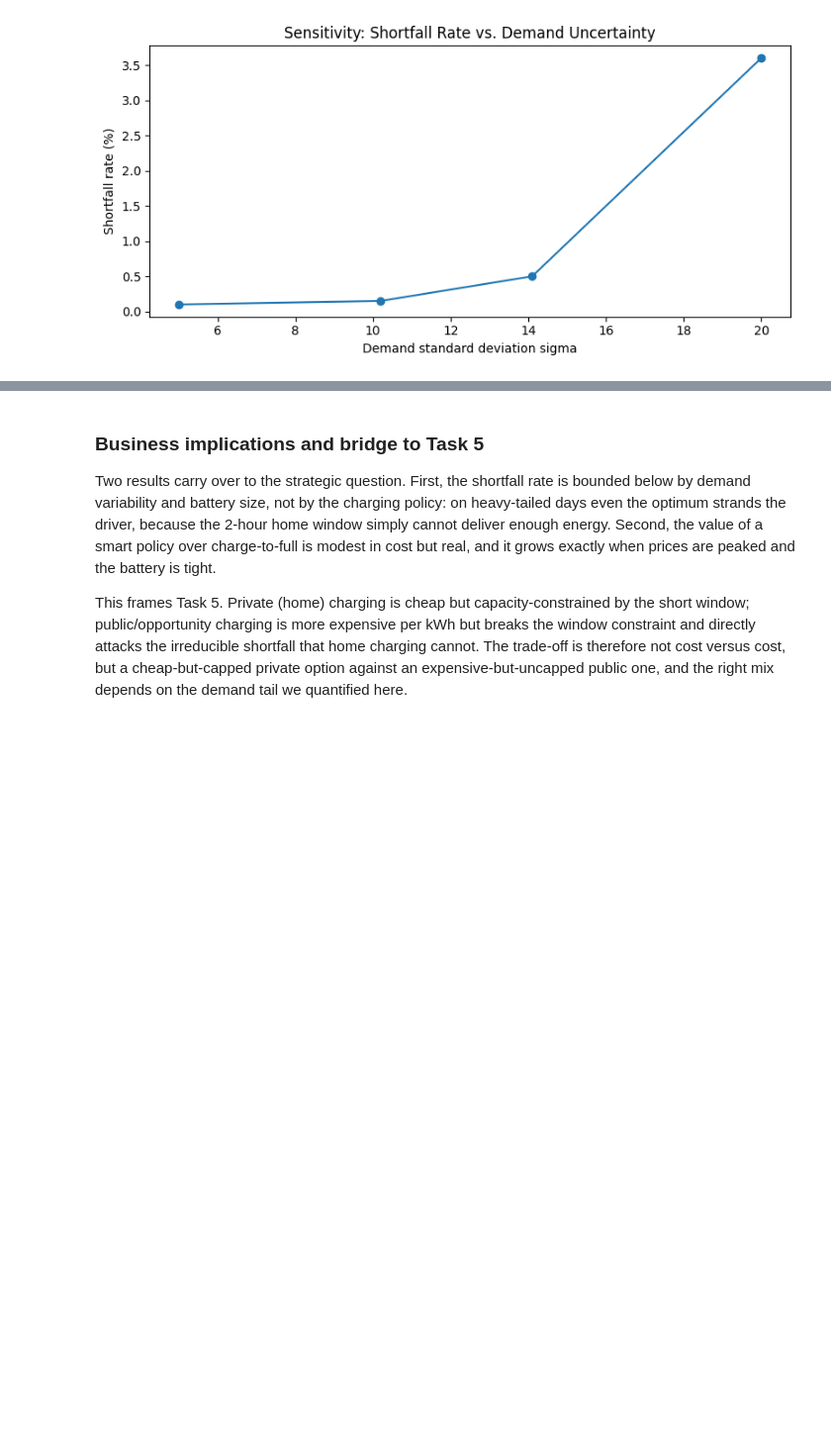
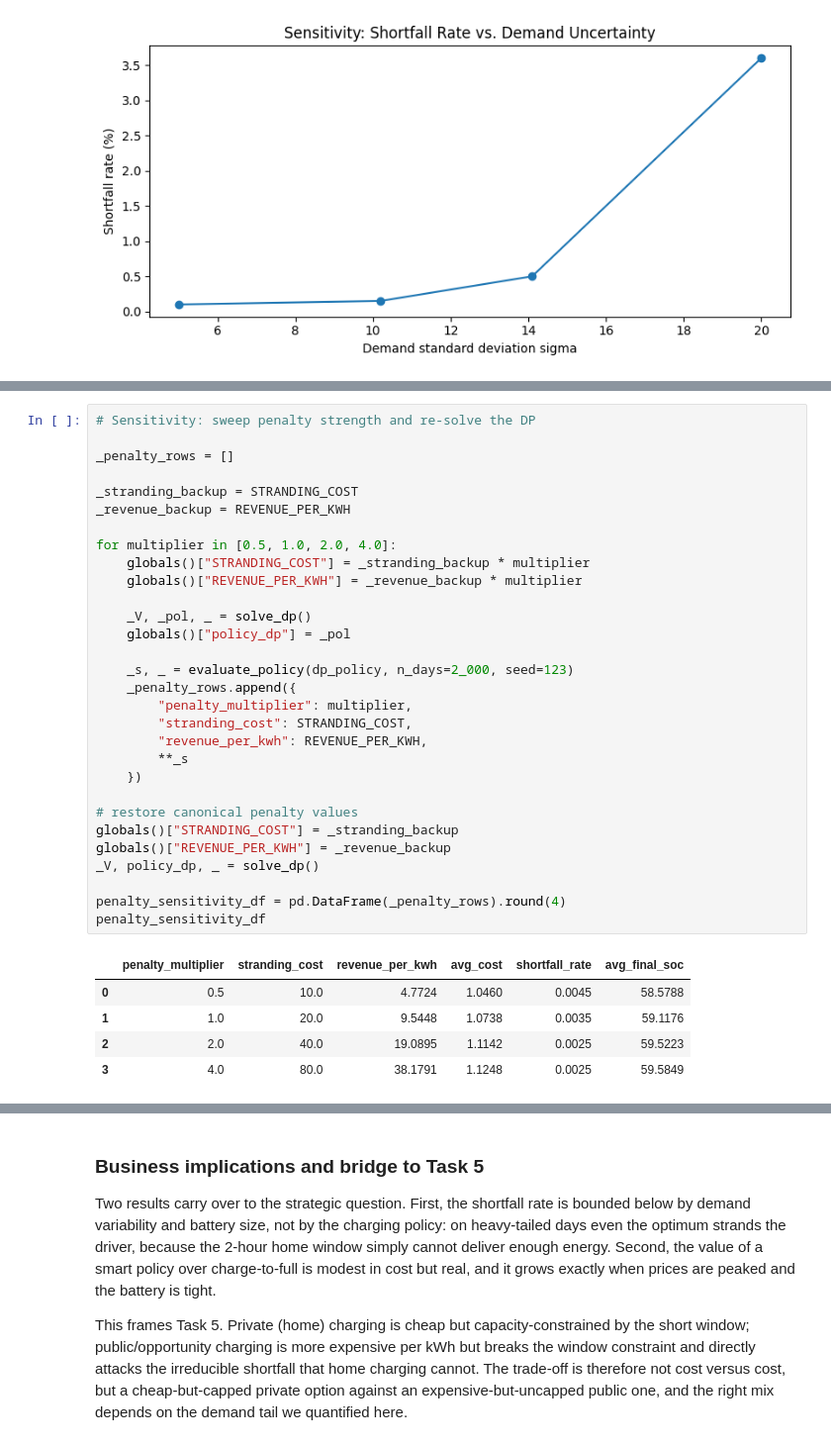
Before and after one commit to mariusmeurer/AAA-assignment, a Jupyter notebook: personal_marius/task4_reworked2.ipynb, the cells around one changed output, grey strips where cells are left out. Shown at 99% size. Cells and saved outputs as stored; diff of their text form; blank space fills up the shorter version.

```diff
--- a/personal_marius/task4_reworked2.ipynb
+++ b/personal_marius/task4_reworked2.ipynb
@@ -819,0 +824,36 @@ plt.show()
+# %%
+# Sensitivity: sweep penalty strength and re-solve the DP
+
+_penalty_rows = []
+
+_stranding_backup = STRANDING_COST
+_revenue_backup = REVENUE_PER_KWH
+
+for multiplier in [0.5, 1.0, 2.0, 4.0]:
+    globals()["STRANDING_COST"] = _stranding_backup * multiplier
+    globals()["REVENUE_PER_KWH"] = _revenue_backup * multiplier
+
+    _V, _pol, _ = solve_dp()
+    globals()["policy_dp"] = _pol
+
+    _s, _ = evaluate_policy(dp_policy, n_days=2_000, seed=123)
+    _penalty_rows.append({
+        "penalty_multiplier": multiplier,
+        "stranding_cost": STRANDING_COST,
+        "revenue_per_kwh": REVENUE_PER_KWH,
+        **_s
+    })
+
+# restore canonical penalty values
+globals()["STRANDING_COST"] = _stranding_backup
+globals()["REVENUE_PER_KWH"] = _revenue_backup
+_V, policy_dp, _ = solve_dp()
+
+penalty_sensitivity_df = pd.DataFrame(_penalty_rows).round(4)
+penalty_sensitivity_df
+# %% [output]
+|  | penalty_multiplier | stranding_cost | revenue_per_kwh | avg_cost | shortfall_rate | avg_final_soc |
+| 0 | 0.5 | 10.0 | 4.7724 | 1.0460 | 0.0045 | 58.5788 |
+| 1 | 1.0 | 20.0 | 9.5448 | 1.0738 | 0.0035 | 59.1176 |
+| 2 | 2.0 | 40.0 | 19.0895 | 1.1142 | 0.0025 | 59.5223 |
+| 3 | 4.0 | 80.0 | 38.1791 | 1.1248 | 0.0025 | 59.5849 |
```
Also changed, not shown: parts of 4 cells of this notebook.
